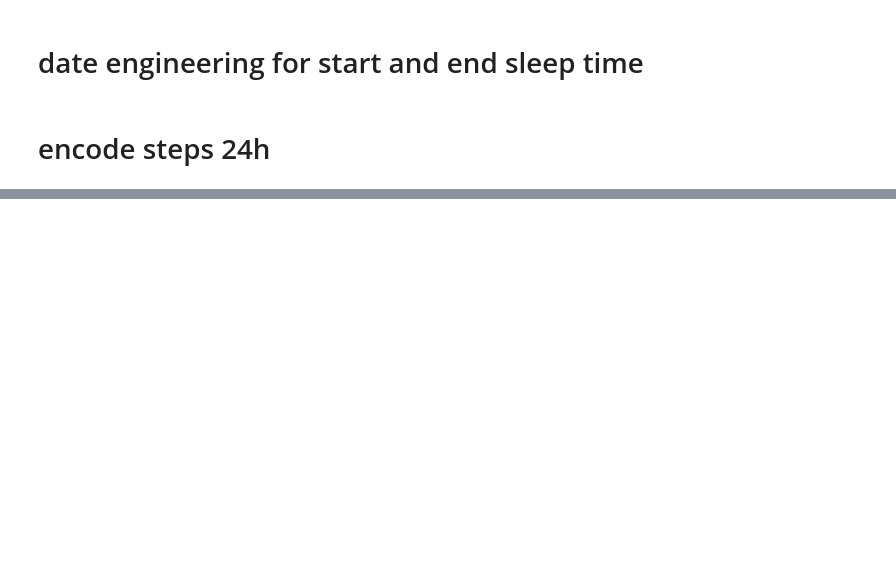
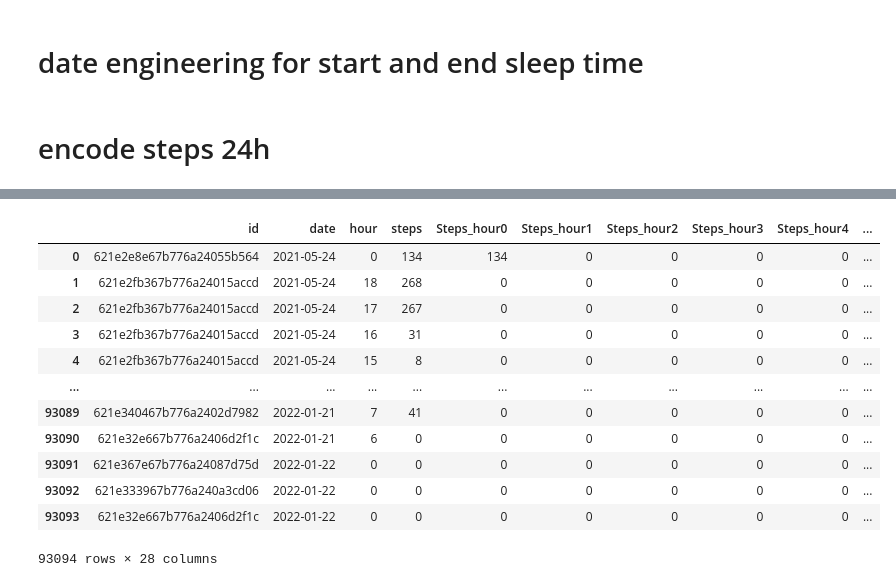
Before and after one commit to kcristinaa/RAIS-miniproject, a Jupyter notebook: notebooks_feature_engineering/checking_feature_engineering_steps_christina.ipynb, the cells around one changed output, grey strips where cells are left out. Cells and saved outputs as stored; diff of their text form; code cells hidden in the pictures; blank space fills up the shorter version.

Commit message:
encode_steps

```diff
--- a/notebooks_feature_engineering/checking_feature_engineering_steps_christina.ipynb
+++ b/notebooks_feature_engineering/checking_feature_engineering_steps_christina.ipynb
@@ -170,2 +168,9 @@ df.to_pickle("../data/unified_dataframe/data_preprocessed.pkl")
 # %% [markdown]
 # encode steps 24h
+# %%
+df = pd.read_pickle("../data/daily_hourly_fitbit_types/users_steps_hourly.pkl")
+df['date'] = pd.to_datetime(df.date, format='%m/%d/%y')
+df = df.sort_values('date')
+df = df.reset_index()
+df = df.drop(columns='index')
+df
@@ -171,0 +191,30 @@ df.to_pickle("../data/unified_dataframe/data_preprocessed.pkl")
+# %%
+def createList(r1, r2):
+    return [item for item in range(r1, r2+1)]
+
+l = createList(0,23)
+
+for col in l:
+    df[col] = 0
+# %%
+cols = df.iloc[:, 4:].columns
+
+for col in cols:
+    df.loc[df['hour'] == col, col] = df['steps']
+    df = df.rename(columns={col: "Steps_hour%s"%col})
+
+df
+# %% [output]
+|  | id | date | hour | steps | Steps_hour0 | Steps_hour1 | Steps_hour2 | Steps_hour3 | Steps_hour4 | ... |
+| 0 | 621e2e8e67b776a24055b564 | 2021-05-24 | 0 | 134 | 134 | 0 | 0 | 0 | 0 | ... |
+| 1 | 621e2fb367b776a24015accd | 2021-05-24 | 18 | 268 | 0 | 0 | 0 | 0 | 0 | ... |
+| 2 | 621e2fb367b776a24015accd | 2021-05-24 | 17 | 267 | 0 | 0 | 0 | 0 | 0 | ... |
+| 3 | 621e2fb367b776a24015accd | 2021-05-24 | 16 | 31 | 0 | 0 | 0 | 0 | 0 | ... |
+| 4 | 621e2fb367b776a24015accd | 2021-05-24 | 15 | 8 | 0 | 0 | 0 | 0 | 0 | ... |
+| ... | ... | ... | ... | ... | ... | ... | ... | ... | ... | ... |
+| 93089 | 621e340467b776a2402d7982 | 2022-01-21 | 7 | 41 | 0 | 0 | 0 | 0 | 0 | ... |
+| 93090 | 621e32e667b776a2406d2f1c | 2022-01-21 | 6 | 0 | 0 | 0 | 0 | 0 | 0 | ... |
+| 93091 | 621e367e67b776a24087d75d | 2022-01-22 | 0 | 0 | 0 | 0 | 0 | 0 | 0 | ... |
+| 93092 | 621e333967b776a240a3cd06 | 2022-01-22 | 0 | 0 | 0 | 0 | 0 | 0 | 0 | ... |
+| 93093 | 621e32e667b776a2406d2f1c | 2022-01-22 | 0 | 0 | 0 | 0 | 0 | 0 | 0 | ... |
+93094 rows × 28 columns
```
Also changed, not shown: parts of 13 cells of this notebook, 1 other file.
